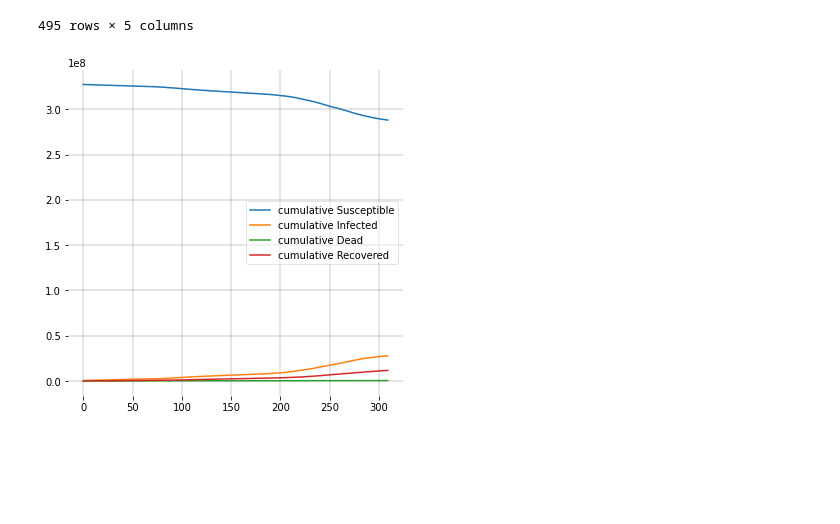
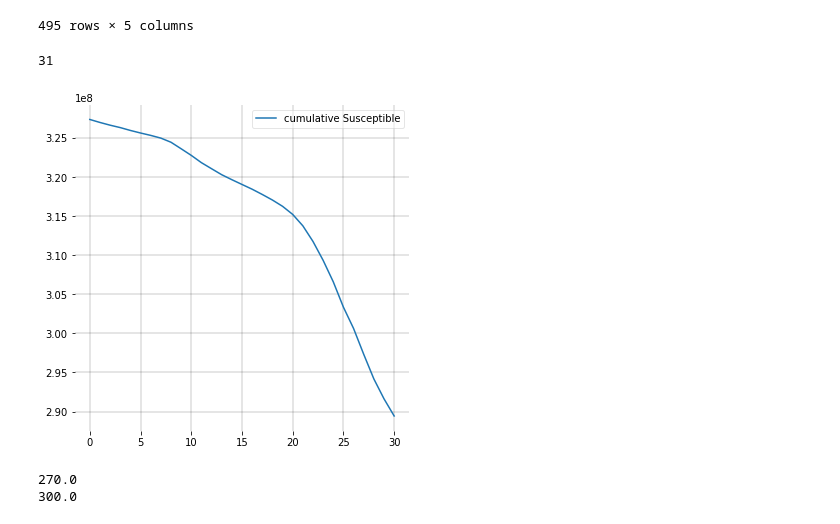
Before and after one commit to Shaier/DINN, a Jupyter notebook: Experiments/real_data/covid_real_data_cumulative_cases.ipynb, the cells around one changed output. Cells and saved outputs as stored; diff of their text form; code cells hidden in the pictures; blank space fills up the shorter version.

```diff
--- a/Experiments/real_data/covid_real_data_cumulative_cases.ipynb
+++ b/Experiments/real_data/covid_real_data_cumulative_cases.ipynb
@@ -32,25 +35,61 @@ covid_cumulative_cases
 | 493 | 493.0 | 290220073.0 | 37155669 | 624258 | 0.0 |
 | 494 | 494.0 | 290080693.0 | 37294141 | 625166 | 0.0 |
 495 rows × 5 columns
+# %%
+#take only a sample of 31
+cumulative_susceptible = []
+cumulative_infected = []
+cumulative_dead = []
+cumulative_recovered = []
+timesteps = []
+
+d1 = covid_cumulative_cases['cumulative_susceptible'][:310]
+d2 = covid_cumulative_cases['cumulative_infected'][:310]
+d3 = covid_cumulative_cases['cumulative_dead'][:310]
+d4 = covid_cumulative_cases['cumulative_recovered'][:310]
+d5 = covid_cumulative_cases['t'][:310]
+
+for item in range(len(d5)):
+    if item%10 == 0:
+        cumulative_susceptible.append(d1[item])
+        cumulative_infected.append(d2[item])
+        cumulative_dead.append(d3[item])
+        cumulative_recovered.append(d4[item])
+        timesteps.append(d5[item])
+
+print(len(timesteps))
+# %% [output]
+31
 # %%
 fig = plt.figure(figsize=(6,6))
 
 ax = fig.add_subplot(111, facecolor='#dddddd', axisbelow=True)
 ax.set_facecolor('xkcd:white')
 
-plt.plot(covid_cumulative_cases['cumulative_susceptible'][:310], label = 'cumulative Susceptible')
-plt.plot(covid_cumulative_cases['cumulative_infected'][:310], label = 'cumulative Infected')
-plt.plot(covid_cumulative_cases['cumulative_dead'][:310], label = 'cumulative Dead')
-plt.plot(covid_cumulative_cases['cumulative_recovered'][:310], label = 'cumulative Recovered')
+# plt.plot(covid_cumulative_cases['cumulative_susceptible'][:310], label = 'cumulative Susceptible')
+# plt.plot(covid_cumulative_cases['cumulative_infected'][:310], label = 'cumulative Infected')
+# plt.plot(covid_cumulative_cases['cumulative_dead'][:310], label = 'cumulative Dead')
+# plt.plot(covid_cumulative_cases['cumulative_recovered'][:310], label = 'cumulative Recovered')
+
+plt.plot(cumulative_susceptible, label = 'cumulative Susceptible')
+# plt.plot(cumulative_infected, label = 'cumulative Infected')
+# plt.plot(cumulative_dead, label = 'cumulative Dead')
+# plt.plot(cumulative_recovered, label = 'cumulative Recovered')
 
 ax.grid(b=True, which='major', c='black', lw=0.2, ls='-')
 legend = ax.legend()
 legend.get_frame().set_alpha(0.5)
 for spine in ('top', 'right', 'bottom', 'left'):
     ax.spines[spine].set_visible(False)
 plt.show();
 # %% [output]
-[figure, old version]
+[figure, new version]
+# %%
+print(timesteps[:28][-1])
+print(timesteps[-1])
+# %% [output]
+270.0
+300.0
 # %%
 %%time
 
```
Also changed, not shown: parts of 8 cells of this notebook, 7 other files.
